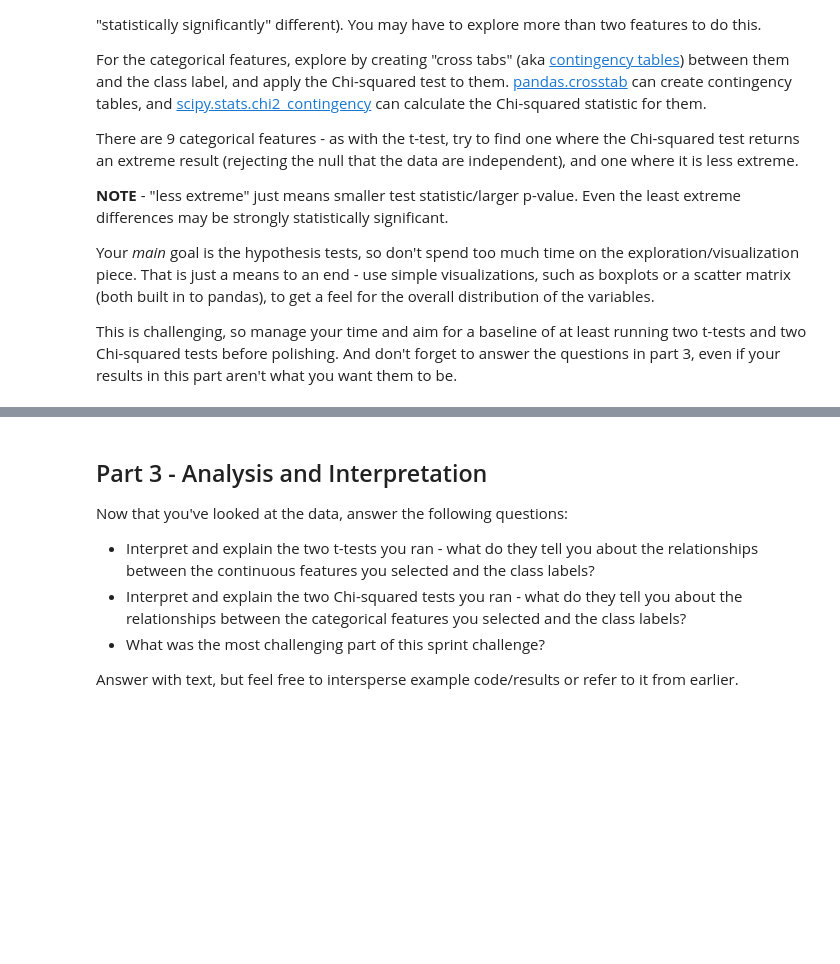
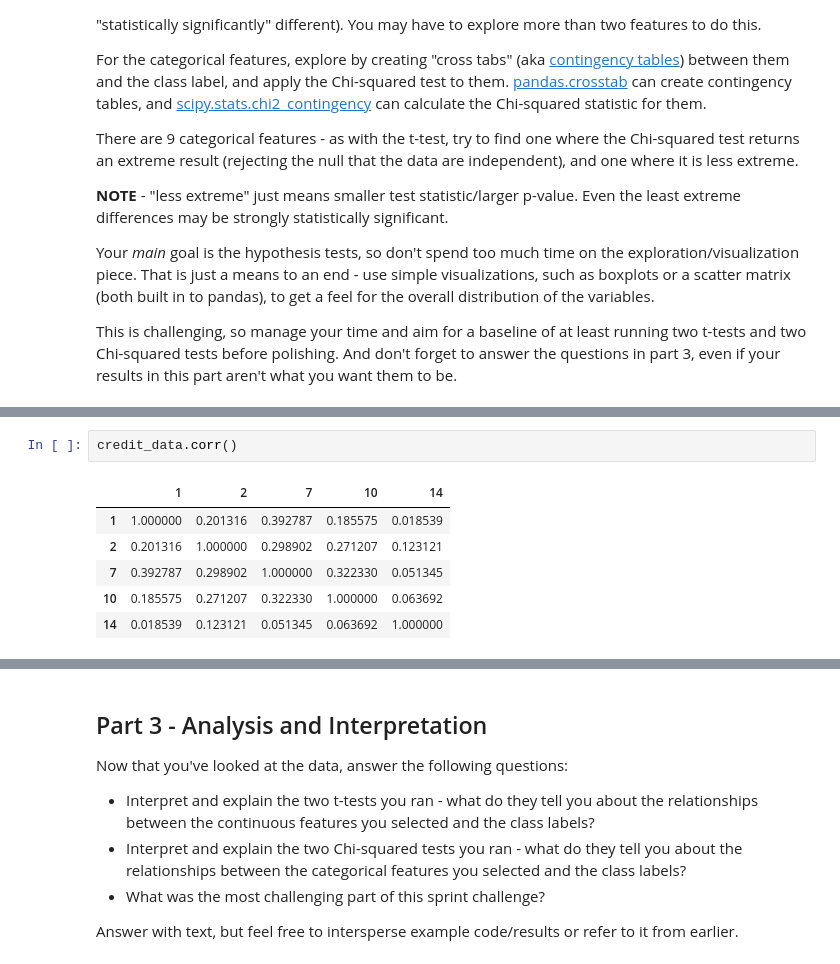
Before and after one commit to JimKing100/DS-Unit-1-Sprint-3-Statistical-Tests-and-Experiments, a Jupyter notebook: Sprint 3.ipynb, the cells around one changed output, grey strips where cells are left out. Drawn from its saved outputs; the diff is of its cells as text; blank space fills up the shorter version.

```diff
--- a/Sprint 3.ipynb
+++ b/Sprint 3.ipynb
@@ -164,0 +191,9 @@ This is challenging, so manage your time and aim for a baseline of at least runn
+# %%
+credit_data.corr()
+# %% [output]
+|  | 1 | 2 | 7 | 10 | 14 |
+| 1 | 1.000000 | 0.201316 | 0.392787 | 0.185575 | 0.018539 |
+| 2 | 0.201316 | 1.000000 | 0.298902 | 0.271207 | 0.123121 |
+| 7 | 0.392787 | 0.298902 | 1.000000 | 0.322330 | 0.051345 |
+| 10 | 0.185575 | 0.271207 | 0.322330 | 1.000000 | 0.063692 |
+| 14 | 0.018539 | 0.123121 | 0.051345 | 0.063692 | 1.000000 |
```
Also changed, not shown: parts of 7 cells of this notebook.
